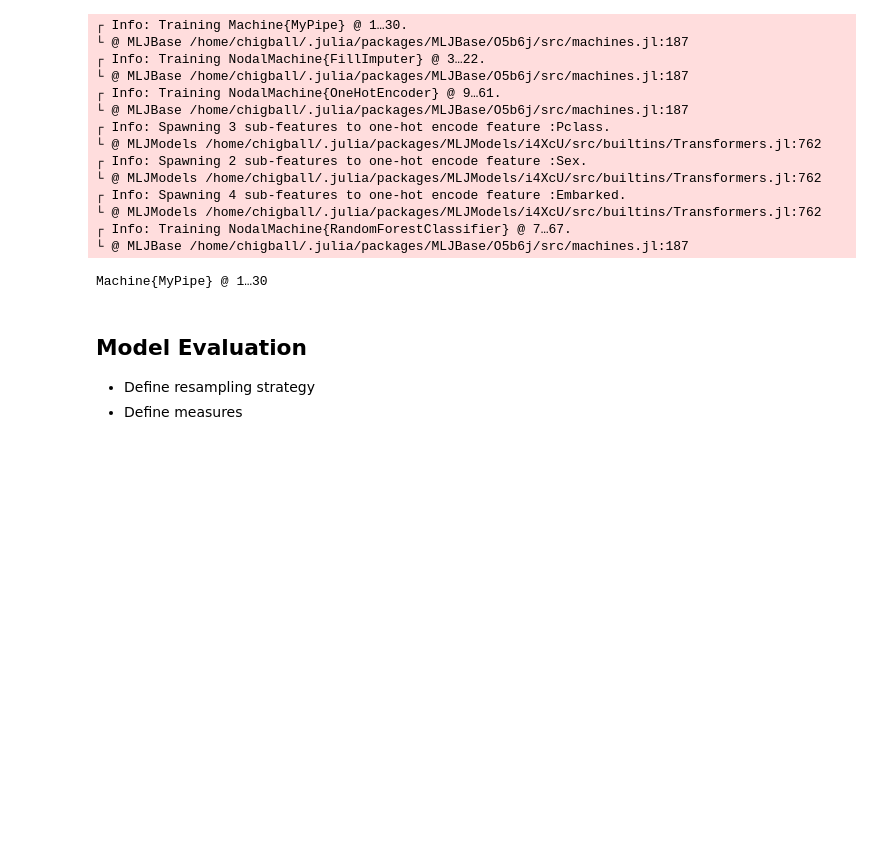
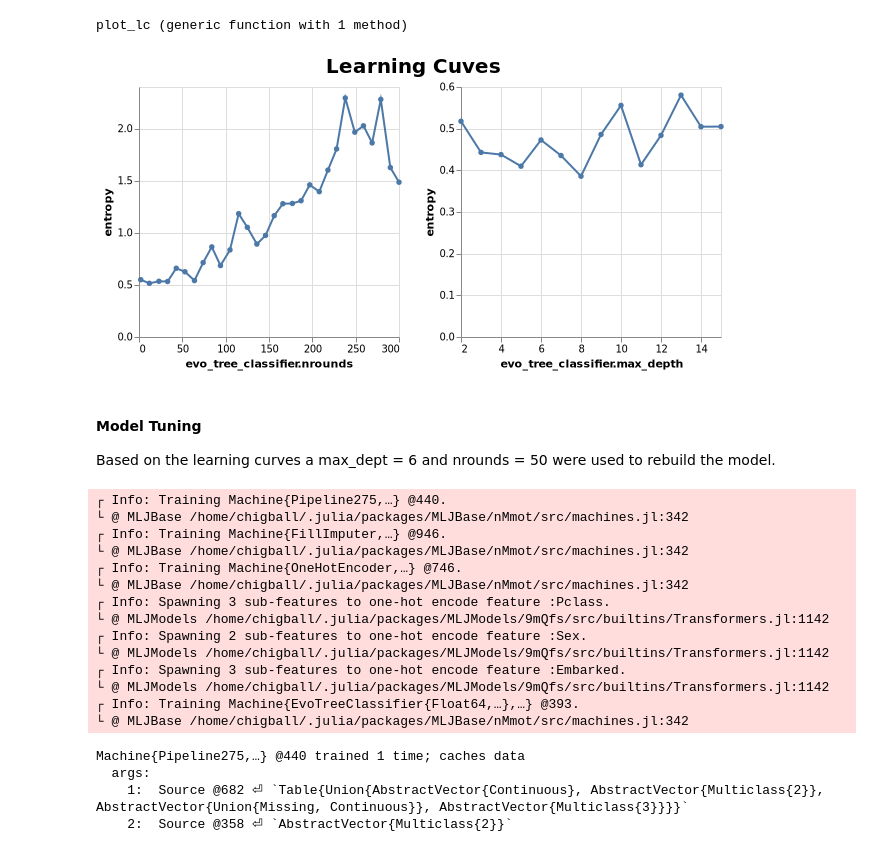
Before and after one commit to ronbactawar/Projects, a Jupyter notebook: titanic/Titanic.ipynb, the cells around one changed output. Cells and saved outputs as stored; diff of their text form; code cells hidden in the pictures; blank space fills up the shorter version.

```diff
--- a/titanic/Titanic.ipynb
+++ b/titanic/Titanic.ipynb
@@ -245,0 +286,8 @@ MyPipe(
+# %%
+# Define ranges for tuning
+r1 = range(pipe, :(evo_tree_classifier.nrounds), lower=2, upper = 300)
+r2 = range(pipe, :(evo_tree_classifier.max_depth), lower=2, upper = 15)
+
+# Create 2 learning curves
+curve1 = learning_curve(mach; range=r1, resampling=Holdout(fraction_train=0.7, rng=1234), measure=LogLoss());
+curve2 = learning_curve(mach; range=r2, resampling=Holdout(fraction_train=0.7, rng=1234), measure=LogLoss());
@@ -246,25 +305,59 @@ MyPipe(
+# %%
+# Function to plot learning curves
+function plot_lc(curve::NamedTuple, measure::String)
+
+  # Create a dataframe from data
+  df = DataFrame(parameter_values = curve.parameter_values, measurements = curve.measurements)
+
+  # Use vlplot to plot data
+  @vlplot(
+    data = df,
+    mark = {:line, tooltip = true, point = true},
+    x = {"parameter_values:q", title = curve.parameter_name},
+    y = {"measurements:q", title = measure},
+    height = 250,
+    width = 260
+  )
+
+end
+# %% [output]
+plot_lc (generic function with 1 method)
+# %%
+# Plot of the learning curves
+p1 = plot_lc(curve1, "entropy");
+p2 = plot_lc(curve2, "entropy");
+
+@vlplot(title = {text = "Learning Cuves", fontSize = 20, anchor = "middle"}) +
+[p1 p2]
+# %% [output]
+[figure, added]
+# %% [markdown]
+#### Model Tuning
+Based on the learning curves a max_dept = 6 and nrounds = 50 were used to rebuild the model.
 # %%
-# Fit a machine from the pipeline
+# Tuning paramaters
+pipe.evo_tree_classifier.max_depth = 6;
+pipe.evo_tree_classifier.nrounds = 50;
 
+# Refit the machine
 mach = machine(pipe, X, y)
 fit!(mach)
 # %% [output]
-┌ Info: Training Machine{MyPipe} @ 1…30.
-└ @ MLJBase /home/chigball/.julia/packages/MLJBase/O5b6j/src/machines.jl:187
-┌ Info: Training NodalMachine{FillImputer} @ 3…22.
-└ @ MLJBase /home/chigball/.julia/packages/MLJBase/O5b6j/src/machines.jl:187
-┌ Info: Training NodalMachine{OneHotEncoder} @ 9…61.
-└ @ MLJBase /home/chigball/.julia/packages/MLJBase/O5b6j/src/machines.jl:187
+┌ Info: Training Machine{Pipeline275,…} @440.
+└ @ MLJBase /home/chigball/.julia/packages/MLJBase/nMmot/src/machines.jl:342
+┌ Info: Training Machine{FillImputer,…} @946.
+└ @ MLJBase /home/chigball/.julia/packages/MLJBase/nMmot/src/machines.jl:342
+┌ Info: Training Machine{OneHotEncoder,…} @746.
+└ @ MLJBase /home/chigball/.julia/packages/MLJBase/nMmot/src/machines.jl:342
 ┌ Info: Spawning 3 sub-features to one-hot encode feature :Pclass.
-└ @ MLJModels /home/chigball/.julia/packages/MLJModels/i4XcU/src/builtins/Transformers.jl:762
+└ @ MLJModels /home/chigball/.julia/packages/MLJModels/9mQfs/src/builtins/Transformers.jl:1142
 ┌ Info: Spawning 2 sub-features to one-hot encode feature :Sex.
-└ @ MLJModels /home/chigball/.julia/packages/MLJModels/i4XcU/src/builtins/Transformers.jl:762
-┌ Info: Spawning 4 sub-features to one-hot encode feature :Embarked.
-└ @ MLJModels /home/chigball/.julia/packages/MLJModels/i4XcU/src/builtins/Transformers.jl:762
-┌ Info: Training NodalMachine{RandomForestClassifier} @ 7…67.
-└ @ MLJBase /home/chigball/.julia/packages/MLJBase/O5b6j/src/machines.jl:187
+└ @ MLJModels /home/chigball/.julia/packages/MLJModels/9mQfs/src/builtins/Transformers.jl:1142
+┌ Info: Spawning 3 sub-features to one-hot encode feature :Embarked.
+└ @ MLJModels /home/chigball/.julia/packages/MLJModels/9mQfs/src/builtins/Transformers.jl:1142
+┌ Info: Training Machine{EvoTreeClassifier{Float64,…},…} @393.
+└ @ MLJBase /home/chigball/.julia/packages/MLJBase/nMmot/src/machines.jl:342
-Machine{MyPipe} @ 1…30
+Machine{Pipeline275,…} @440 trained 1 time; caches data
+  args:
+    1:  Source @682 ⏎ `Table{Union{AbstractVector{Continuous}, AbstractVector{Multiclass{2}}, AbstractVector{Union{Missing, Continuous}}, AbstractVector{Multiclass{3}}}}`
+    2:  Source @358 ⏎ `AbstractVector{Multiclass{2}}`
-# %% [markdown]
-## Model Evaluation
-* Define resampling strategy
-* Define measures
```
Also changed, not shown: parts of 44 cells of this notebook.
